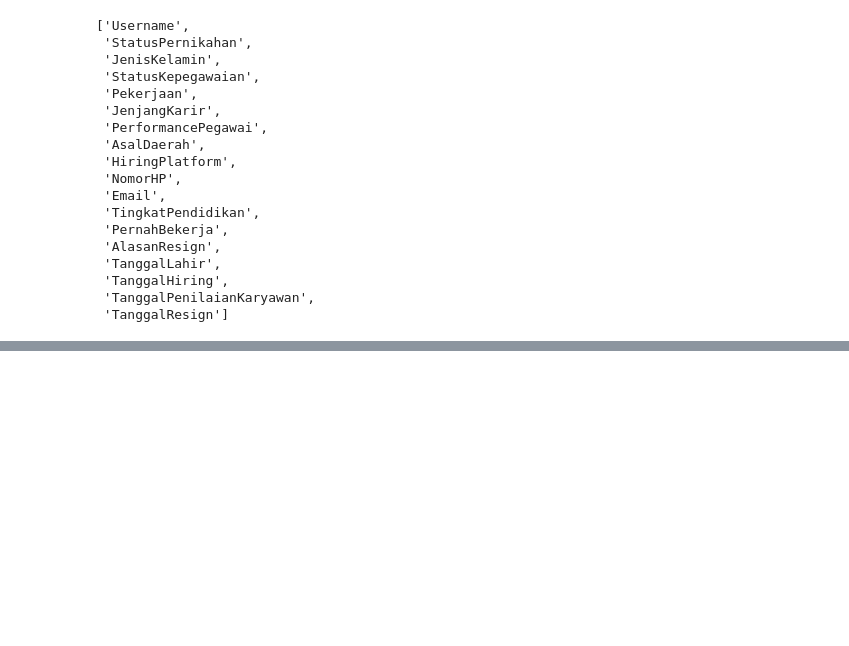
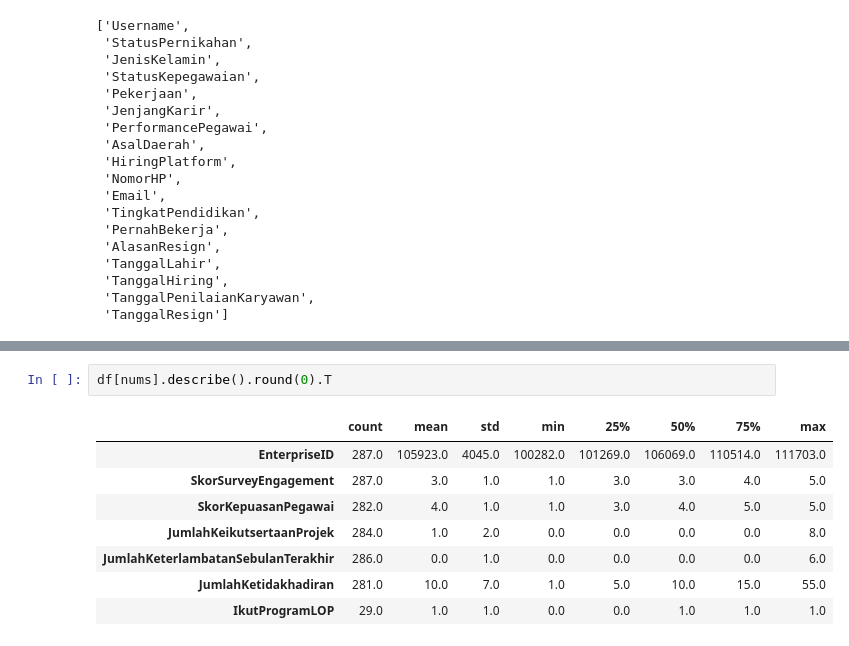
Before and after one commit to imalfunadam/Improving-Employee-Retention-By-Predicting-Employee-Attrition-Using-Machine-Learning, a Jupyter notebook: Predicting Employee Attrition.ipynb, the cells around one changed output, grey strips where cells are left out. Cells and saved outputs as stored; diff of their text form; blank space fills up the shorter version.

```diff
--- a/Predicting Employee Attrition.ipynb
+++ b/Predicting Employee Attrition.ipynb
@@ -151,0 +191,11 @@ cats
+# %%
+df[nums].describe().round(0).T
+# %% [output]
+|  | count | mean | std | min | 25% | 50% | 75% | max |
+| EnterpriseID | 287.0 | 105923.0 | 4045.0 | 100282.0 | 101269.0 | 106069.0 | 110514.0 | 111703.0 |
+| SkorSurveyEngagement | 287.0 | 3.0 | 1.0 | 1.0 | 3.0 | 3.0 | 4.0 | 5.0 |
+| SkorKepuasanPegawai | 282.0 | 4.0 | 1.0 | 1.0 | 3.0 | 4.0 | 5.0 | 5.0 |
+| JumlahKeikutsertaanProjek | 284.0 | 1.0 | 2.0 | 0.0 | 0.0 | 0.0 | 0.0 | 8.0 |
+| JumlahKeterlambatanSebulanTerakhir | 286.0 | 0.0 | 1.0 | 0.0 | 0.0 | 0.0 | 0.0 | 6.0 |
+| JumlahKetidakhadiran | 281.0 | 10.0 | 7.0 | 1.0 | 5.0 | 10.0 | 15.0 | 55.0 |
+| IkutProgramLOP | 29.0 | 1.0 | 1.0 | 0.0 | 0.0 | 1.0 | 1.0 | 1.0 |
```
Also changed, not shown: parts of 13 cells of this notebook.
